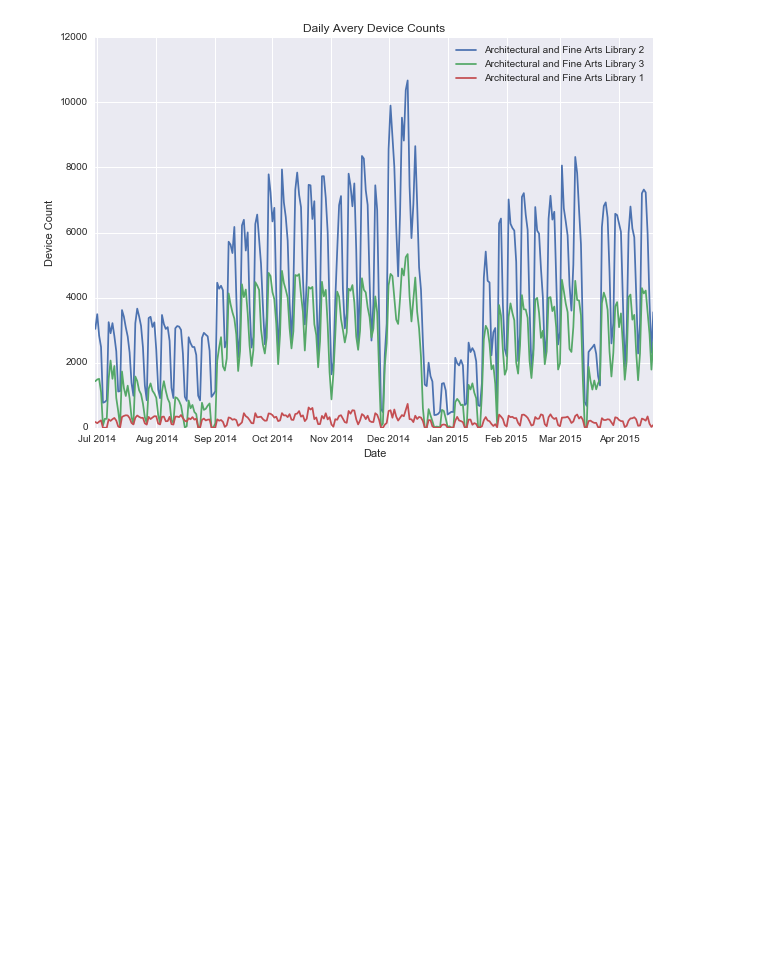
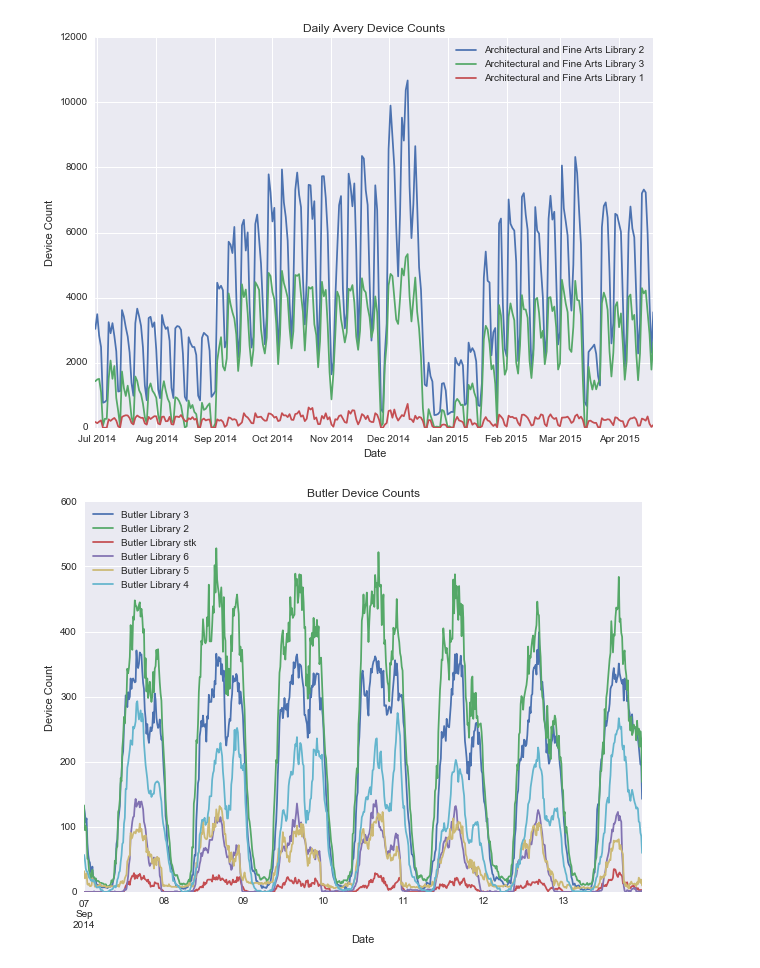
Before and after one commit to alanhdu/Density-Data-Analysis, a Jupyter notebook: density.ipynb, the cells around one changed output. Drawn from its saved outputs; the diff is of its cells as text; code cells hidden in the pictures; blank space fills up the shorter version.

```diff
--- a/density.ipynb
+++ b/density.ipynb
@@ -52,6 +52,8 @@ buildings
 def floor_plot(*args, **kwargs):
     group = kwargs.pop('group', None)
     group_word = {None:"", "week":"Weekly ", "day":"Daily "}
+    start_date = kwargs.pop('start', "20140630")
+    end_date = kwargs.pop('end', "20150419")
 
     building = kwargs.pop('building', '')
     if building != "":
@@ -66,10 +68,11 @@ def floor_plot(*args, **kwargs):
 
     floors.add(floor)
 
-    start_date = "20140630"
-    end_date = "20150419"
-
     if group == "week":
+        # Start/end dates hardcoded for week atm because of weird hole thing
+        # TODO: fix this
+        start_date = "20140630"
+        end_date = "20150419"
         weeks = floor_data[start_date:end_date].groupby('weekofyear').sum()
         weeks.index = list(weeks[weeks.index < 27].index + 52) + list(weeks.index[16:])
         weeks = weeks.sort_index()
@@ -81,15 +84,15 @@ def floor_plot(*args, **kwargs):
         ax = days.drop('weekofyear', 1).plot(figsize = (10, 7))
 
     else:
-        ax = floor_data.drop('weekofyear', 1).plot(figsize=(10, 7))
+        ax = floor_data[start_date:end_date].drop('weekofyear', 1).plot(figsize=(10, 7))
 
     ax.set_title(group_word[group] + building + "Device Counts")
     ax.set_xlabel("Date")
     ax.set_ylabel("Device Count")
 # %%
-def bldg_plot(building, group=None):
+def bldg_plot(building, group=None, start="20140630", end="20150419"):
     floors = list(buildings[building])
-    floor_plot(*floors, group=group, building=building)
+    floor_plot(*floors, group=group, building=building, start=start, end=end)
 # %%
 bldg_plot("Butler", group="week")
 # %% [output]
@@ -106,3 +109,7 @@ bldg_plot("John Jay", group="week")
 bldg_plot("Avery", group="day")
 # %% [output]
 [figure]
+# %%
+bldg_plot("Butler", start="20140907", end="20140913")
+# %% [output]
+[figure, added]
```
Also changed, not shown: parts of 2 cells of this notebook.
